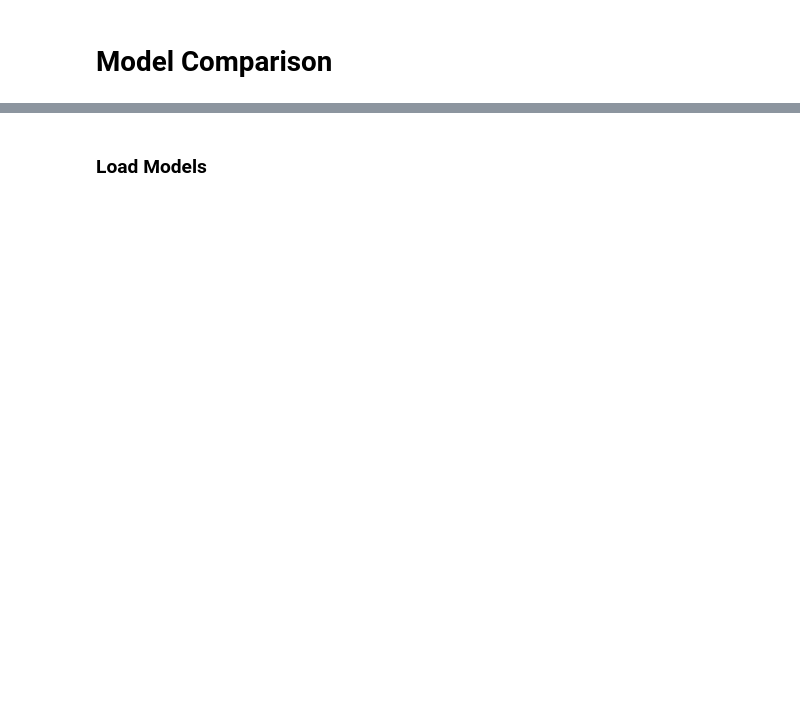
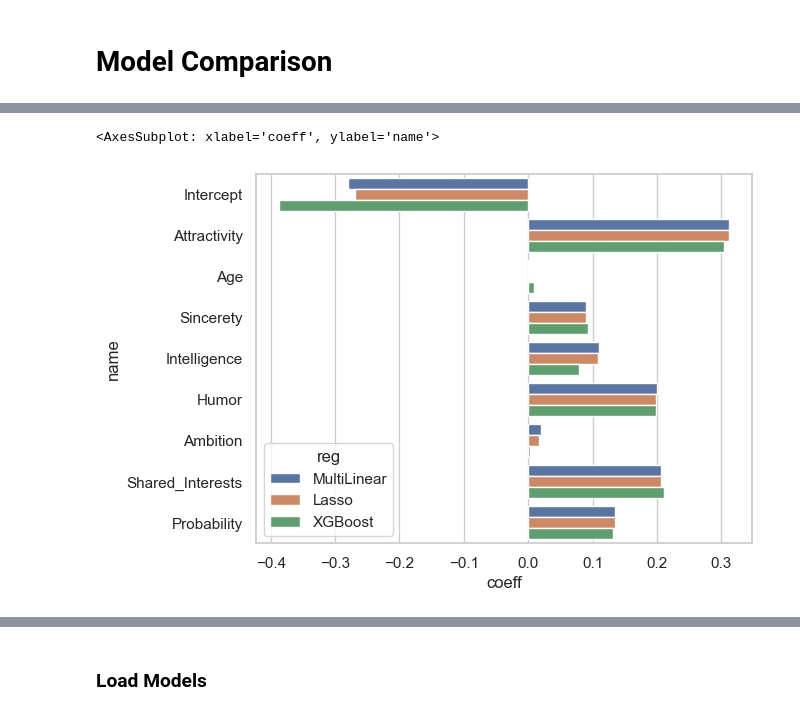
Before and after one commit to SvenWeiss-HDM/Projektgruppe_A, a Jupyter notebook: notebooks/draft-analysis_r.ipynb, the cells around one changed output, grey strips where cells are left out. Drawn from its saved outputs; the diff is of its cells as text; code cells hidden in the pictures; blank space fills up the shorter version.

```diff
--- a/notebooks/draft-analysis_r.ipynb
+++ b/notebooks/draft-analysis_r.ipynb
@@ -576,14 +679,14 @@ reg.fit(X_train, y_train)
 # %%
 # intercept
 intercept = pd.DataFrame({
-    "Name": ["Intercept"],
-    "Coefficient":[reg.intercept_]
+    "name": ["Intercept"],
+    "coeff":[reg.intercept_]
     ,"reg":"MultiLinear"}
     )
 
 # make a slope table
 slope = pd.DataFrame({
-    "Name": features,
+    "name": features,
     "coeff": reg.coef_}
 )
 
@@ -604,7 +721,7 @@ r2_score(y_test, y_pred).round(3)
 # %%
 importance = np.abs(reg.coef_)
 
-df_imp = pd.DataFrame({"Coefficient": importance,
-                       "Name": features,"reg":"MultiLinear"})
+df_imp = pd.DataFrame({"coeff": importance,
+                       "name": features,"reg":"MultiLinear"})
 df_imp=pd.concat([intercept,df_imp])
 df_imp
@@ -644,12 +787,12 @@ mean_squared_error(y_test, lasso_best.predict(X_test))
 # %%
 importance = np.abs(lasso_best.coef_)
 interceptLasso = pd.DataFrame({
-    "Name": ["Intercept"],
-    "Coefficient":[lasso.intercept_]
+    "name": ["Intercept"],
+    "coeff":[lasso.intercept_]
     ,"reg":"Lasso"}
     )
-df_lasso = pd.DataFrame({"Coefficient": importance,
-                       "Name": features,"reg":"Lasso"})
+df_lasso = pd.DataFrame({"coeff": importance,
+                       "name": features,"reg":"Lasso"})
 df_lasso=pd.concat([interceptLasso,df_lasso])
 dfdisplay=pd.concat([df_imp,df_lasso])
 dfdisplay
@@ -719,12 +947,12 @@ Can only display Coefficienticients for the Linear Part of XGBoost
 regxg.coef_
 importance = np.abs(regxg.coef_)
 interceptXG = pd.DataFrame({
-    "Name": ["Intercept"],
-    "Coefficient":regxg.intercept_
+    "name": ["Intercept"],
+    "coeff":regxg.intercept_
     ,"reg":"XGBoost"}
     )
-df_xgboost = pd.DataFrame({"Coefficient": importance,
-                       "Name": features,"reg":"XGBoost"})
+df_xgboost = pd.DataFrame({"coeff": importance,
+                       "name": features,"reg":"XGBoost"})
 df_xgboost= pd.concat([interceptXG,df_xgboost])
 dfdisplay=pd.concat([df_imp,df_lasso,df_xgboost
 ])
@@ -752,2 +983,5 @@ sns.barplot(Compdf,y="Type",x="Values",hue="Model")
 # %%
-sns.barplot(dfdisplay,y="Name",x="Coefficient",hue="reg")
+sns.barplot(dfdisplay,y="name",x="coeff",hue="reg")
+# %% [output]
+<AxesSubplot: xlabel='coeff', ylabel='name'>
+[figure, added]
```
Also changed, not shown: parts of 49 cells of this notebook.
